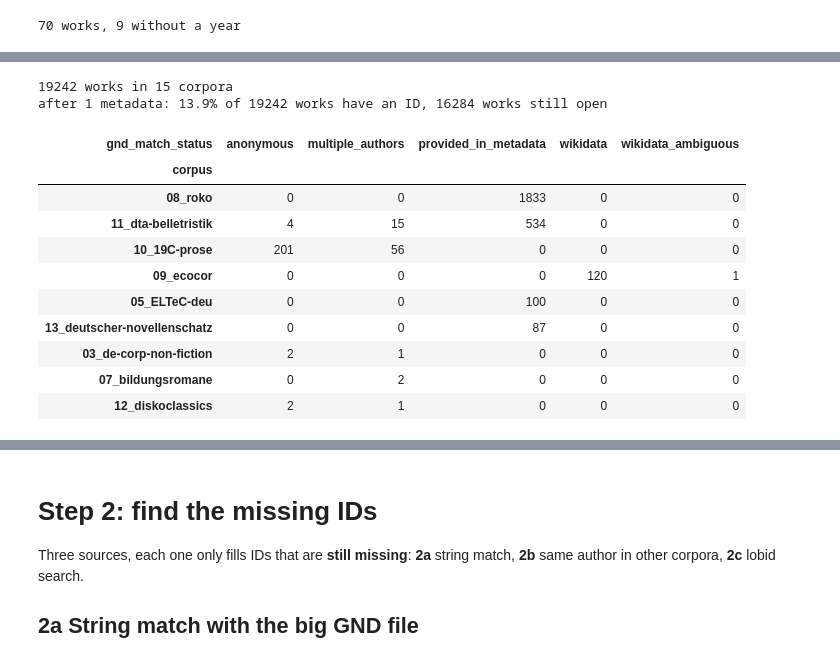
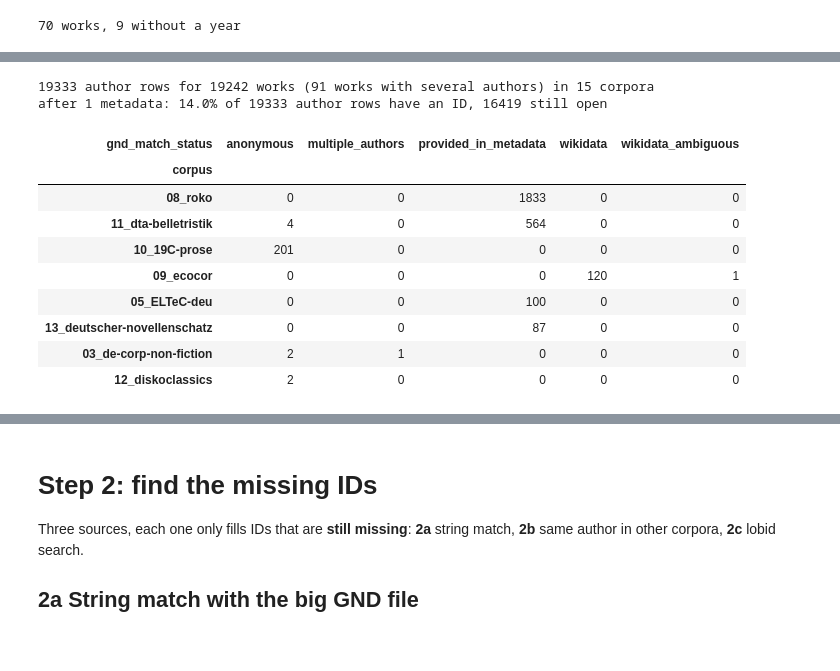
Before and after one commit to MertenKroencke/corpora_and_canonicity, a Jupyter notebook: code/gnd_pipeline.ipynb, the cells around one changed output, grey strips where cells are left out. Drawn from its saved outputs; the diff is of its cells as text; code cells hidden in the pictures.

```diff
--- a/code/gnd_pipeline.ipynb
+++ b/code/gnd_pipeline.ipynb
@@ -310,8 +329,12 @@ def parse_ecocor(folder):
     for p in sorted(Path(folder).glob("*.xml")):
         fd = ET.parse(p).getroot().find("tei:teiHeader/tei:fileDesc", TEI)
         authors = fd.findall("tei:titleStmt/tei:author", TEI)
-        names = [re.sub(r"\s*\([^)]*\)\s*$", "", _text(a)) for a in authors if _text(a)]   # drop '(1730-1788)'
-        qids = [m.group(1) for a in authors if (m := re.search(r"(Q\d+)\s*$", a.get("ref") or ""))]
+        # (name, QID) per author, so that every QID stays with its author
+        named = [(re.sub(r"\s*\([^)]*\)\s*$", "", _text(a)),                                   # drop '(1730-1788)'
+                  m.group(1) if (m := re.search(r"(Q\d+)\s*$", a.get("ref") or "")) else np.nan)
+                 for a in authors if _text(a)]
+        names = [n for n, _ in named]
+        qids = [q for _, q in named if pd.notna(q)]
         last, _, first = (names[0] if names else "").partition(",")
         year = _year(fd.find("tei:sourceDesc/tei:bibl[@type='firstEdition']/tei:date", TEI))
         if np.isnan(year):
@@ -326,6 +349,9 @@ def parse_ecocor(folder):
             "year": year,
             "filename": p.name,
             "wikidata_id": qids[0] if len(names) == 1 and len(qids) == 1 else np.nan,
+            # several authors: one entry per person (split into rows in 'Combine everything')
+            "authors": [person(n.partition(",")[0], n.partition(",")[2], wikidata_id=q) for n, q in named]
+                       if len(named) > 1 else np.nan,
         })
     return pd.DataFrame(rows)
 
@@ -376,10 +402,15 @@ def pick_gnd(ids):
         return in_file[0], "wikidata+disambiguated"
     return None, "wikidata_ambiguous"                         # kept as a hint for step 3a
 
-wd_gnd = wikidata_to_gnd(eco["wikidata_id"].dropna().unique())
+multi_qids = {p["wikidata_id"] for lst in eco["authors"].dropna() for p in lst if pd.notna(p["wikidata_id"])}
+wd_gnd = wikidata_to_gnd(sorted(set(eco["wikidata_id"].dropna()) | multi_qids))
 picked = eco["wikidata_id"].map(lambda q: pick_gnd(wd_gnd.get(q, [])) if pd.notna(q) else (None, None))
 eco["gndIdentifier"] = picked.map(lambda t: t[0])
 eco["gnd_match_status"] = picked.map(lambda t: t[1])
+for lst in eco["authors"].dropna():            # works with several authors: every author has their own QID
+    for p in lst:
+        p["gndIdentifier"], p["gnd_match_status"] = (pick_gnd(wd_gnd.get(p["wikidata_id"], []))
+                                                     if pd.notna(p["wikidata_id"]) else (None, None))
 print(eco["gnd_match_status"].value_counts(dropna=False))
 # %% [output]
 gnd_match_status
@@ -443,6 +474,7 @@ print(len(prose), "works,", prose["gnd_match_status"].value_counts().to_dict(),
 ### 11 DTA-Kernkorpus Belletristik (ships GND IDs in the TEI header)
 # %%
 GND_REF_RE = re.compile(r"d-nb\.info/gnd/(?:pnd:)?(\d+[\dX]|\d+-[\dX])")
+DTA_ANONYMOUS = {"anonym", "anonymus", "n n", "unbekannt"}
 
 def read_tei_header(path):
     """only the teiHeader (the files are large, the text is not needed)"""
@@ -471,7 +503,11 @@ def parse_dta(folder):
         if np.isnan(year) and (m := re.search(r"_(\d{4})$", p.name.split(".")[0])):   # 'lasswitz_seife_1890.TEI-P5.xml'
             year = float(m.group(1))
         multi = len(names) > 1
-        anon = not names or norm(names[0][0]) in {"anonym", "anonymus", "n n", "unbekannt"}
+        anon = not names or norm(names[0][0]) in DTA_ANONYMOUS
+        # several authors: one entry per person, each with the ID of its own <author> (split into rows in 'Combine everything')
+        people = [person(l, f, gndIdentifier=i,
+                         gnd_match_status="anonymous" if norm(l) in DTA_ANONYMOUS else "provided_in_metadata" if i else None)
+                  for (l, f), i in zip(names, ids)] if multi else np.nan
         rows.append({
             "author_last": " / ".join(f"{l}, {f}".strip(", ") for l, f in names) if multi else (names[0][0] if names else np.nan),
             "author_first": np.nan if multi or not names else (names[0][1] or np.nan),
@@ -479,6 +515,7 @@ def parse_dta(folder):
             "subtitle": _text(fd.find("tei:titleStmt/tei:title[@type='sub']", TEI)) or np.nan,
             "year": year,
             "filename": p.name,
+            "authors": people,
             "gndIdentifier": ids[0] if len(names) == 1 and not anon else np.nan,
             "gnd_match_status": "multiple_authors" if multi else "anonymous" if anon else
                                 ("provided_in_metadata" if ids[0] else None),
@@ -519,11 +556,12 @@ def disko_names(author):
     a = DISKO_NAME_FIXES.get(author.strip(), author.strip())
     a = re.sub(r"\s*\([^)]*\)", "", a).strip()          # 'Wilde, Oscar (mutmaßlich)'
     if norm(a) in {"anonym", "anonymus", "unbekannt"}:
-        return a, np.nan, "anonymous"
+        return a, np.nan, "anonymous", np.nan
     if "&" in a:                                        # 'Brecht, Bertolt & Feuchtwanger, Lion'
-        return a, np.nan, "multiple_authors"
+        people = [person(p.partition(",")[0], p.partition(",")[2]) for p in a.split("&") if p.strip()]
+        return a, np.nan, "multiple_authors", people if len(people) > 1 else np.nan
     last, _, first = a.partition(",")
-    return last.strip(), first.strip() or np.nan, None
+    return last.strip(), first.strip() or np.nan, None, np.nan
 
 parsed = [disko_names(a) for a in disko_raw["Autor"]]
 disko = pd.DataFrame({
@@ -533,6 +571,7 @@ disko = pd.DataFrame({
     "year": pd.to_numeric(disko_raw["Jahr"].str.extract(r"(\d{4})")[0], errors="coerce"),   # '1919, 1921 & 1931' -> 1919
     "filename": np.nan,                                 # the CSV has no file names
     "gnd_match_status": [p[2] for p in parsed],
+    "authors": pd.Series([p[3] for p in parsed], dtype=object),
 })
 print(len(disko), "works,", disko["gnd_match_status"].value_counts().to_dict())
 # %% [output]
@@ -575,43 +678,46 @@ corpora = {
     "01_german-fiction": de_fiction,
     "01_translated-fiction": translated,
     "03_de-corp": de_corp,
     "03_de-corp-non-fiction": de_corp_nf,
     "04_d-prose": d_prose,
     "05_ELTeC-deu": eltec,
     "06_romane-der-romantik": roro,
     "07_bildungsromane": bild,
     "08_roko": roko,
     "09_ecocor": eco,
     "10_19C-prose": prose,
     "11_dta-belletristik": dta,
     "12_diskoclassics": disko,
     "13_deutscher-novellenschatz": novellenschatz,
     "14_neuer-deutscher-novellenschatz": neuer,
 }
 # src_row = position of the work in its corpus table (step 6 uses it to re-attach the original metadata columns)
 STD_COLS = ["author_first", "author_last", "title", "year", "filename", "gndIdentifier", "gnd_match_status", "wikidata_id"]
+AUTHOR_COLS = ["work_id", "author_pos", "n_authors", "author_role"]     # see the table above
 
-all_works = pd.concat([d.reindex(columns=STD_COLS).assign(corpus=name, src_row=np.arange(len(d))) for name, d in corpora.items()],
-                      ignore_index=True)
+all_works = pd.concat([expand_authors(d, name).reindex(columns=[*STD_COLS, "corpus", "src_row", *AUTHOR_COLS])
+                       for name, d in corpora.items()], ignore_index=True)
 all_works["year"] = pd.to_numeric(all_works["year"], errors="coerce")
+all_works[["src_row", "author_pos", "n_authors"]] = all_works[["src_row", "author_pos", "n_authors"]].astype(int)
 all_works["gndIdentifier"] = clean_id(all_works["gndIdentifier"])
 all_works["gnd_match_status"] = all_works["gnd_match_status"].astype(object).where(all_works["gnd_match_status"].notna(), np.nan)
 all_works["author_key"] = author_key(all_works["author_last"], all_works["author_first"])
 
-print(len(all_works), "works in", len(corpora), "corpora")
+n_multi = all_works.loc[all_works["n_authors"] > 1, "work_id"].nunique()
+print(f"{len(all_works)} author rows for {all_works['work_id'].nunique()} works "
+      f"({n_multi} works with several authors) in {len(corpora)} corpora")
 log_step("1 metadata")
 all_works.groupby("corpus", sort=False)["gnd_match_status"].value_counts().unstack(fill_value=0)
 # %% [output]
-19242 works in 15 corpora
-after 1 metadata: 13.9% of 19242 works have an ID, 16284 works still open
+19333 author rows for 19242 works (91 works with several authors) in 15 corpora
+after 1 metadata: 14.0% of 19333 author rows have an ID, 16419 still open
 | gnd_match_status | anonymous | multiple_authors | provided_in_metadata | wikidata | wikidata_ambiguous |
 | corpus |  |  |  |  |  |
 | 08_roko | 0 | 0 | 1833 | 0 | 0 |
-| 11_dta-belletristik | 4 | 15 | 534 | 0 | 0 |
-| 10_19C-prose | 201 | 56 | 0 | 0 | 0 |
+| 11_dta-belletristik | 4 | 0 | 564 | 0 | 0 |
+| 10_19C-prose | 201 | 0 | 0 | 0 | 0 |
 | 09_ecocor | 0 | 0 | 0 | 120 | 1 |
 | 05_ELTeC-deu | 0 | 0 | 100 | 0 | 0 |
 | 13_deutscher-novellenschatz | 0 | 0 | 87 | 0 | 0 |
 | 03_de-corp-non-fiction | 2 | 1 | 0 | 0 | 0 |
-| 07_bildungsromane | 0 | 2 | 0 | 0 | 0 |
-| 12_diskoclassics | 2 | 1 | 0 | 0 | 0 |
+| 12_diskoclassics | 2 | 0 | 0 | 0 | 0 |
```
Also changed, not shown: parts of 39 cells of this notebook, 1 other file.
